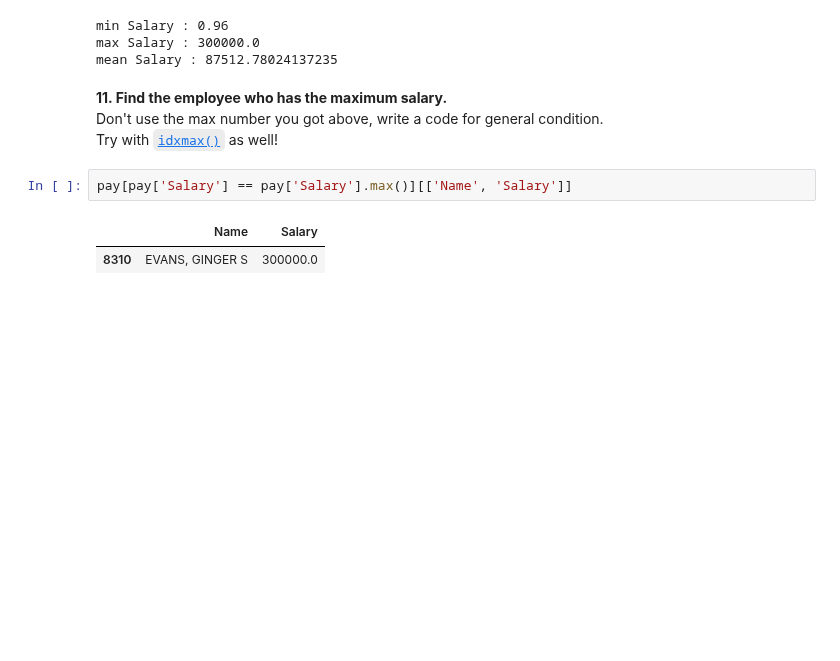
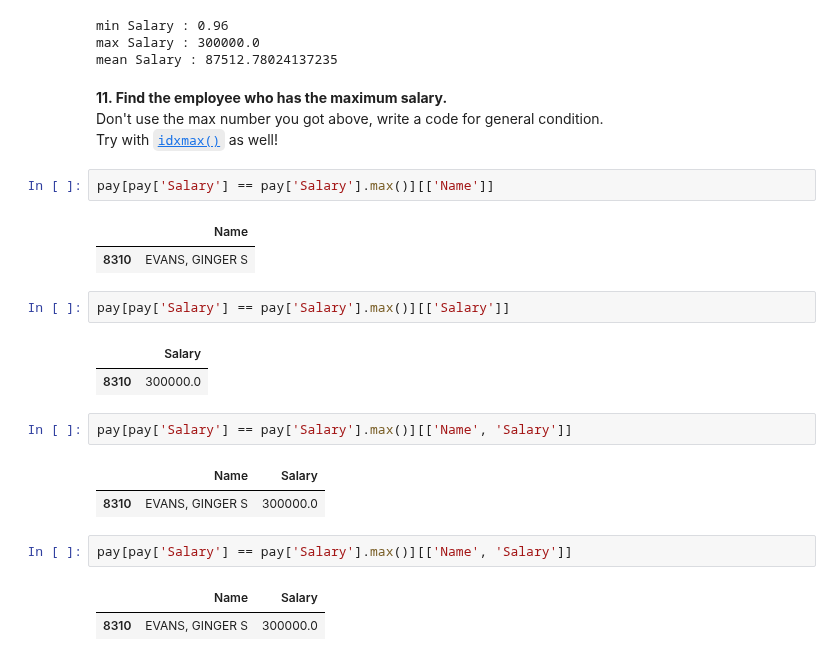
Before and after one commit to RaisulislamRimon/data-science-notes, a Jupyter notebook: module_6/module_6_class/class_2/pandas_project_1/Chicago_Payroll_Data_Exercise.ipynb, the cells around one changed output. Cells and saved outputs as stored; diff of their text form; blank space fills up the shorter version.

```diff
--- a/module_6/module_6_class/class_2/pandas_project_1/Chicago_Payroll_Data_Exercise.ipynb
+++ b/module_6/module_6_class/class_2/pandas_project_1/Chicago_Payroll_Data_Exercise.ipynb
@@ -631,6 +691,21 @@ mean Salary : 87512.78024137235
 **11. Find the employee who has the maximum salary.**<br>
 Don't use the max number you got above, write a code for general condition. <br>
 Try with [<code>idxmax()</code>](https://pandas.pydata.org/pandas-docs/stable/generated/pandas.DataFrame.idxmax.html) as well!
+# %%
+pay[pay['Salary'] == pay['Salary'].max()][['Name']]
+# %% [output]
+|  | Name |
+| 8310 | EVANS, GINGER S |
+# %%
+pay[pay['Salary'] == pay['Salary'].max()][['Salary']]
+# %% [output]
+|  | Salary |
+| 8310 | 300000.0 |
+# %%
+pay[pay['Salary'] == pay['Salary'].max()][['Name', 'Salary']]
+# %% [output]
+|  | Name | Salary |
+| 8310 | EVANS, GINGER S | 300000.0 |
 # %%
 pay[pay['Salary'] == pay['Salary'].max()][['Name', 'Salary']]
 # %% [output]
```
Also changed, not shown: parts of 24 cells of this notebook, 1 other file.
